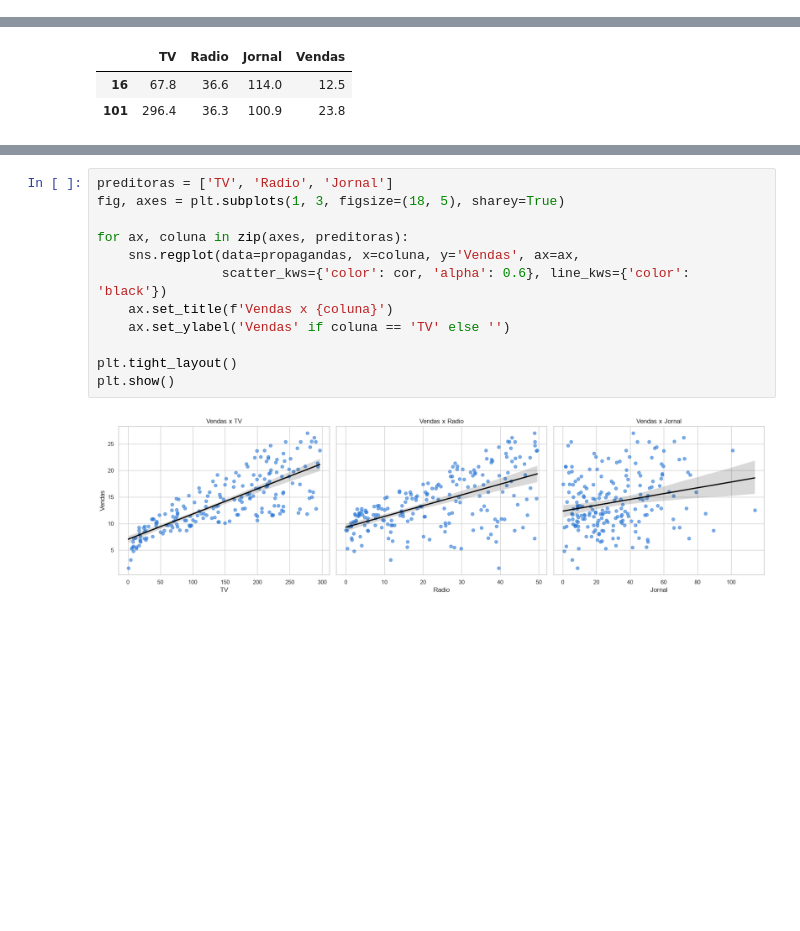
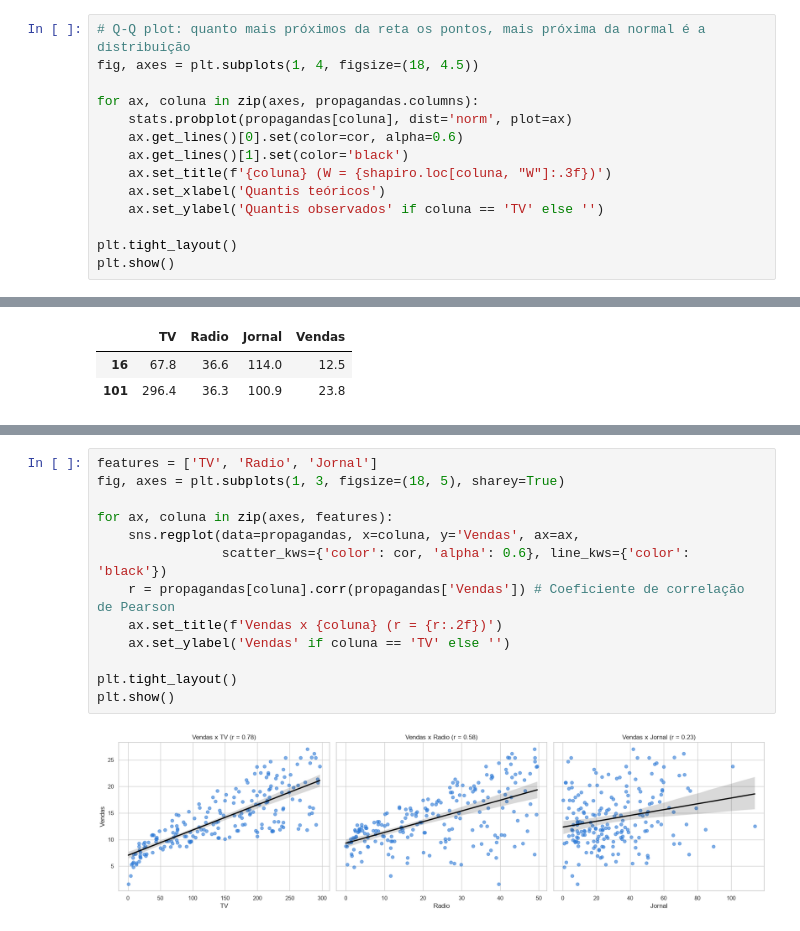
Before and after one commit to joaopdroslv/modelos-de-regressao-pucminas, a Jupyter notebook: Atividades/Lista_1/notebooks/Lista_1 - Análises.ipynb, the cells around one changed output, grey strips where cells are left out. Saved outputs shown, nothing was run; the diff lists cells and outputs as text; blank space fills up the shorter version.

```diff
--- a/Atividades/Lista_1/notebooks/Lista_1 - Análises.ipynb
+++ b/Atividades/Lista_1/notebooks/Lista_1 - Análises.ipynb
@@ -144,0 +193,14 @@ plt.show()
+# %%
+# Q-Q plot: quanto mais próximos da reta os pontos, mais próxima da normal é a distribuição
+fig, axes = plt.subplots(1, 4, figsize=(18, 4.5))
+
+for ax, coluna in zip(axes, propagandas.columns):
+    stats.probplot(propagandas[coluna], dist='norm', plot=ax)
+    ax.get_lines()[0].set(color=cor, alpha=0.6)
+    ax.get_lines()[1].set(color='black')
+    ax.set_title(f'{coluna} (W = {shapiro.loc[coluna, "W"]:.3f})')
+    ax.set_xlabel('Quantis teóricos')
+    ax.set_ylabel('Quantis observados' if coluna == 'TV' else '')
+
+plt.tight_layout()
+plt.show()
@@ -187,14 +276,15 @@ plt.show()
 # %%
-preditoras = ['TV', 'Radio', 'Jornal']
+features = ['TV', 'Radio', 'Jornal']
 fig, axes = plt.subplots(1, 3, figsize=(18, 5), sharey=True)
 
-for ax, coluna in zip(axes, preditoras):
+for ax, coluna in zip(axes, features):
     sns.regplot(data=propagandas, x=coluna, y='Vendas', ax=ax,
                 scatter_kws={'color': cor, 'alpha': 0.6}, line_kws={'color': 'black'})
-    ax.set_title(f'Vendas x {coluna}')
+    r = propagandas[coluna].corr(propagandas['Vendas']) # Coeficiente de correlação de Pearson
+    ax.set_title(f'Vendas x {coluna} (r = {r:.2f})')
     ax.set_ylabel('Vendas' if coluna == 'TV' else '')
 
 plt.tight_layout()
 plt.show()
 # %% [output]
-[figure, old version]
+[figure, new version]
```
Also changed, not shown: parts of 16 cells of this notebook.
